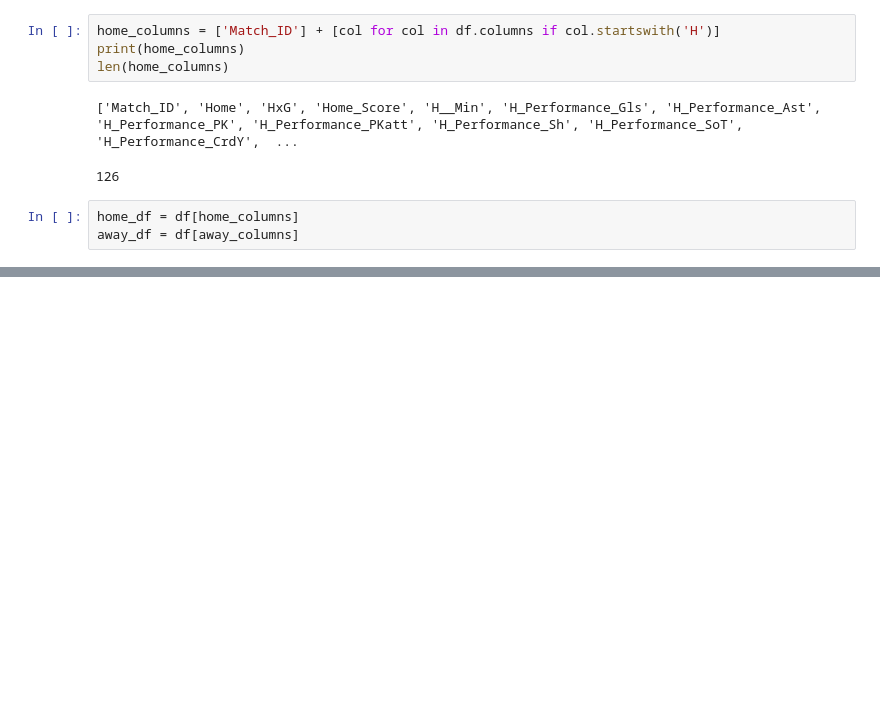
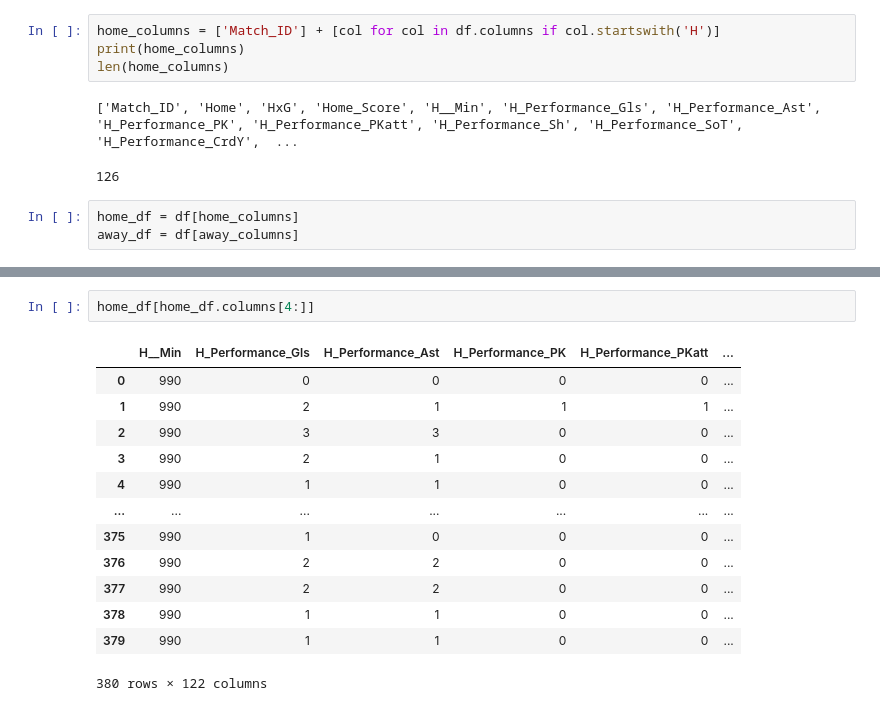
Before and after one commit to thejacobhyatt/EPLRank, a Jupyter notebook: split.ipynb, the cells around one changed output, grey strips where cells are left out. Cells and saved outputs as stored; diff of their text form; blank space fills up the shorter version.

```diff
--- a/split.ipynb
+++ b/split.ipynb
@@ -54,0 +71,16 @@ away_df = df[away_columns]
+# %%
+home_df[home_df.columns[4:]]
+# %% [output]
+|  | H__Min | H_Performance_Gls | H_Performance_Ast | H_Performance_PK | H_Performance_PKatt | ... |
+| 0 | 990 | 0 | 0 | 0 | 0 | ... |
+| 1 | 990 | 2 | 1 | 1 | 1 | ... |
+| 2 | 990 | 3 | 3 | 0 | 0 | ... |
+| 3 | 990 | 2 | 1 | 0 | 0 | ... |
+| 4 | 990 | 1 | 1 | 0 | 0 | ... |
+| ... | ... | ... | ... | ... | ... | ... |
+| 375 | 990 | 1 | 0 | 0 | 0 | ... |
+| 376 | 990 | 2 | 2 | 0 | 0 | ... |
+| 377 | 990 | 2 | 2 | 0 | 0 | ... |
+| 378 | 990 | 1 | 1 | 0 | 0 | ... |
+| 379 | 990 | 1 | 1 | 0 | 0 | ... |
+380 rows × 122 columns
```
Also changed, not shown: parts of 1 cell of this notebook, 3 other files.
